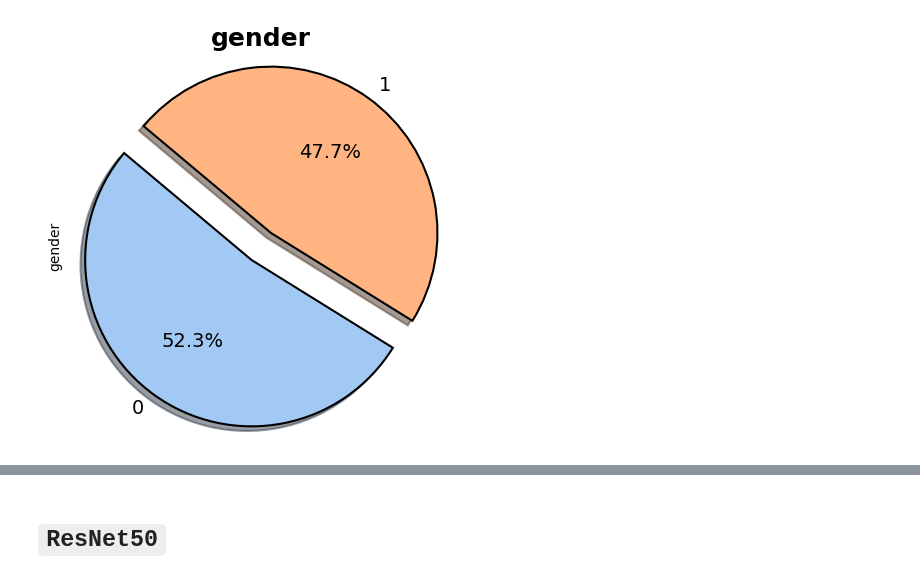
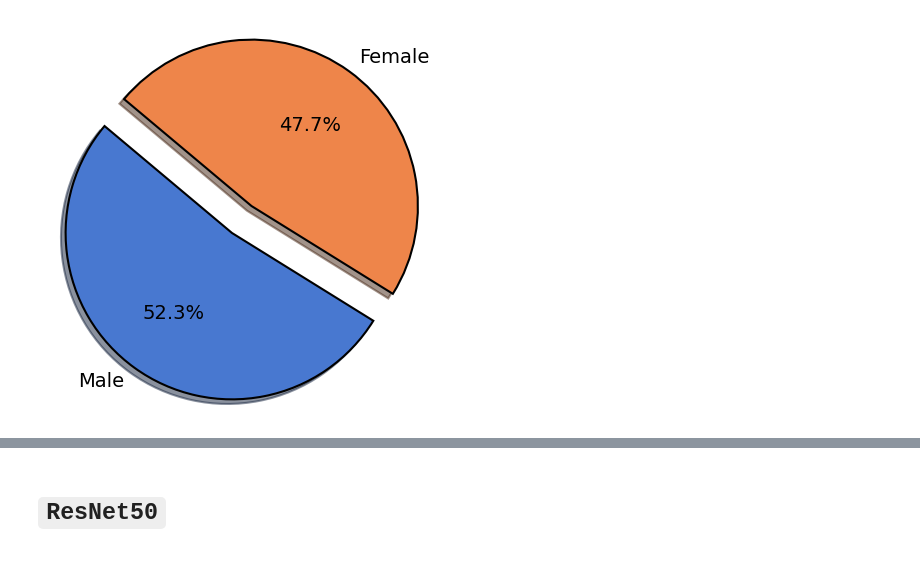
Before and after one commit to PHYRA47/Biometrics-II, a Jupyter notebook: Biometrics Skills - Amine Nait-Ali/skill4_Face_Age_Estimation/scripts/training.ipynb, the cells around one changed output, grey strips where cells are left out. Drawn from its saved outputs; the diff is of its cells as text; code cells hidden in the pictures.

```diff
--- a/Biometrics Skills - Amine Nait-Ali/skill4_Face_Age_Estimation/scripts/training.ipynb
+++ b/Biometrics Skills - Amine Nait-Ali/skill4_Face_Age_Estimation/scripts/training.ipynb
@@ -34,7 +36,7 @@ from tensorflow.keras.models import Model
 from tensorflow.keras.callbacks import EarlyStopping
 from sklearn.metrics import confusion_matrix
 # %%
-BASE_DIR = 'assets/dataset/UTKFace'
+BASE_DIR = '../assets/dataset/UTKFace'
 # %%
 image_paths, age_labels, gender_labels = [], [], []
 for filename in os.listdir(BASE_DIR):
@@ -51,26 +53,35 @@ gender_dict = {0: 'Male', 1: 'Female'}
 # %%
 def plot_data(name, data):
     plt.figure(figsize=(5, 5))
-    palette_color = sns.color_palette('pastel')
-    explode = [0.1 for _ in range(data.nunique())]
+    palette_color = sns.color_palette('muted')
+
+    # Calculate the number of unique values for explode
+    num_unique = data.nunique()
+    explode = [0.1] * num_unique
 
     target_counts = df.groupby(name)[name].count()
 
+    # Custom labels using gender_dict for better readability
+    labels = [gender_dict.get(i, i) for i in target_counts.index]
+
     target_counts.plot.pie(
-    colors=palette_color,
-    explode=explode,
-    autopct="%1.1f%%",
-    shadow=True,
-    startangle=140,
-    textprops={'fontsize': 14},
-    wedgeprops={'edgecolor': 'black', 'linewidth': 1.5}
+        colors=palette_color,
+        explode=explode,
+        autopct="%1.1f%%",
+        shadow=True,
+        startangle=140,
+        textprops={'fontsize': 14},
+        wedgeprops={'edgecolor': 'black', 'linewidth': 1.5},
+        labels=labels,
+        ylabel=''
     )
 
-    plt.title(name, fontsize=18, weight='bold')
+    # Improved title with 'Distribution' for clarity
+    # plt.title(f'Distribution of {name}', fontsize=18, weight='bold')
     plt.axis('equal')
     plt.show()
 
 
 plot_data('gender', df['gender'])
 # %% [output]
-[figure, old version]
+[figure, new version]
```
Also changed, not shown: parts of 11 cells of this notebook, 2 other files.
